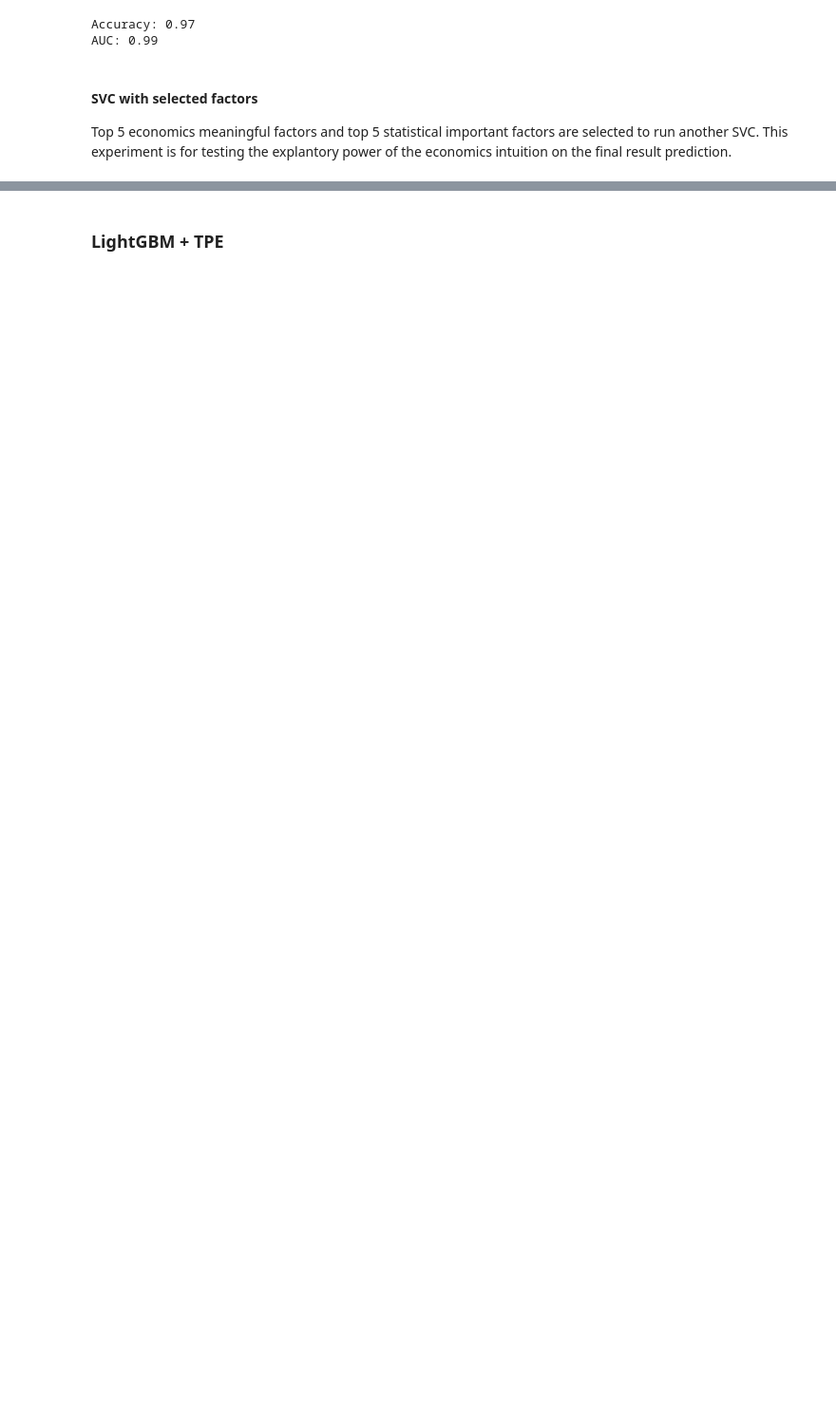
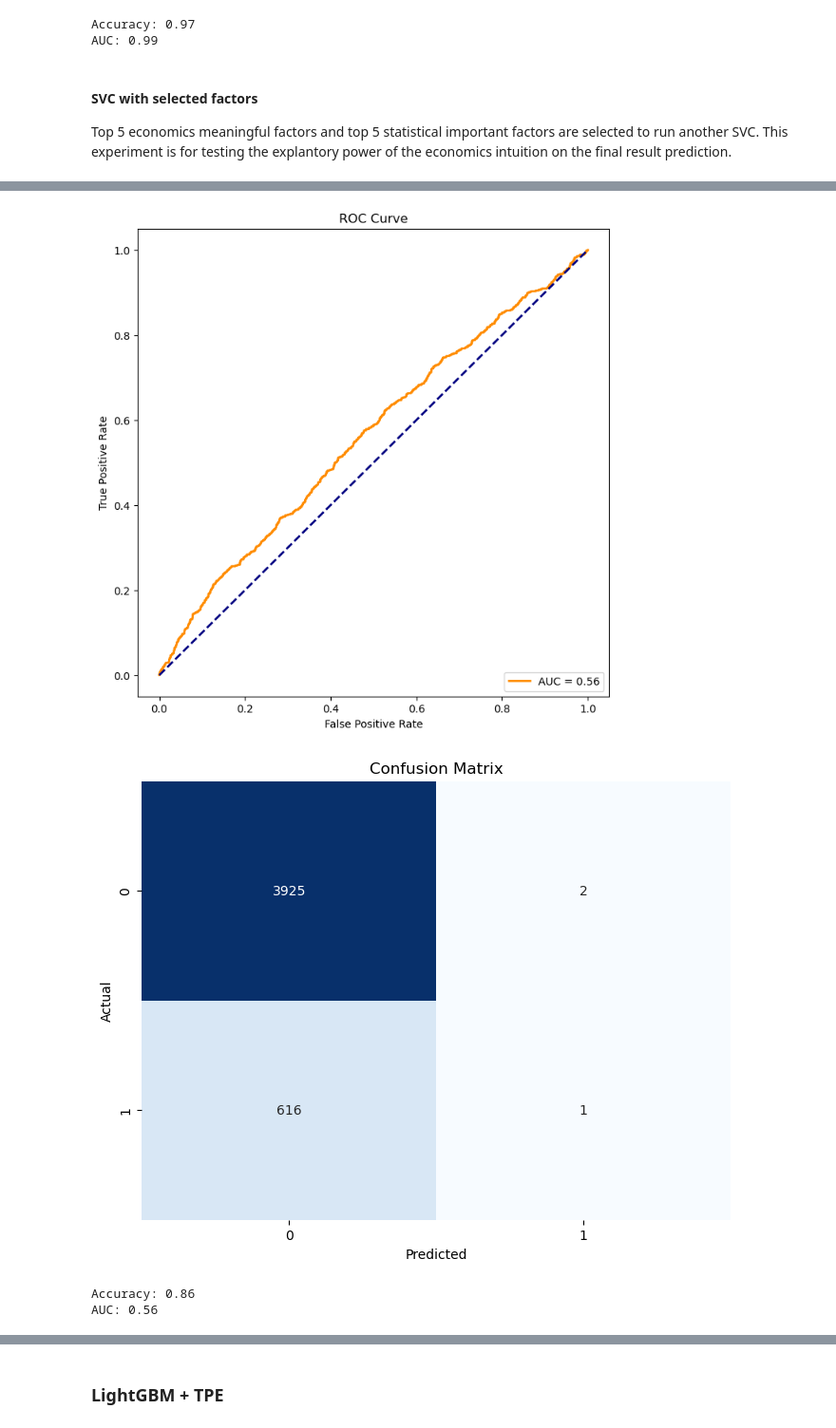
Before and after one commit to yunmeng-genius/IS5126G1, a Jupyter notebook: main.ipynb, the cells around one changed output, grey strips where cells are left out. Shown at 95% size. Saved outputs shown, nothing was run; the diff lists cells and outputs as text; code cells hidden in the pictures; blank space fills up the shorter version.

```diff
--- a/main.ipynb
+++ b/main.ipynb
@@ -648 +650,67 @@ Top 5 economics meaningful factors and top 5 statistical important factors are s
+# %%
+statistic_features = [
+    'The_net_profit_attributable_to_shareholders_of_listed_companies_after_deducting_non_recurring_profit_or_loss',
+    'Cash_and_cash_equivalent_net_increase',
+    'EBIT',
+    'Dividement_profit_or_payment_of_interest_payment_cash',
+    'Net_cash_flow_from_financing_activities']
+
+train_x_stat = train[statistic_features]
+train_y = train['Whether_to_transfer']
+validate_x_stat = validate[statistic_features]
+validate_y = validate['Whether_to_transfer']
+
+from sklearn.svm import SVC
+from sklearn.preprocessing import StandardScaler
+from sklearn.pipeline import Pipeline
+from sklearn.metrics import accuracy_score, roc_auc_score
+from sklearn.metrics import confusion_matrix, roc_curve, auc
+
+pipeline = Pipeline([
+    ('scaler', StandardScaler()),
+    ('svc', SVC(probability=True))
+])
+
+# Fit the pipeline on the training data
+pipeline.fit(train_x_stat, train_y)
+
+# Predict on the validation data
+y_pred = pipeline.predict(validate_x_stat)
+
+# Get predicted probabilities for ROC curve
+y_prob = pipeline.predict_proba(validate_x_stat)[:, 1]
+
+# Calculate ROC curve and AUC
+fpr, tpr, thresholds = roc_curve(validate_y, y_prob)
+roc_auc = auc(fpr, tpr)
+
+# Plot ROC curve
+plt.figure(figsize=(8, 8))
+plt.plot(fpr, tpr, color='darkorange', lw=2, label=f'AUC = {roc_auc:.2f}')
+plt.plot([0, 1], [0, 1], color='navy', lw=2, linestyle='--')
+plt.xlabel('False Positive Rate')
+plt.ylabel('True Positive Rate')
+plt.title('ROC Curve')
+plt.legend(loc='lower right')
+plt.show()
+
+# Plot Confusion Matrix
+plt.figure(figsize=(8, 6))
+cm = confusion_matrix(validate_y, y_pred)
+sns.heatmap(cm, annot=True, fmt='d', cmap='Blues', cbar=False)
+plt.xlabel('Predicted')
+plt.ylabel('Actual')
+plt.title('Confusion Matrix')
+plt.show()
+
+# Print accuracy and AUC
+accuracy = accuracy_score(validate_y, y_pred)
+roc_auc = roc_auc_score(validate_y, y_prob)
+print(f"Accuracy: {accuracy:.2f}")
+print(f"AUC: {roc_auc:.2f}")
+# %% [output]
+[figure, added]
+[figure, added]
+Accuracy: 0.86
+AUC: 0.56
 # %%
```
Also changed, not shown: parts of 5 cells of this notebook.
